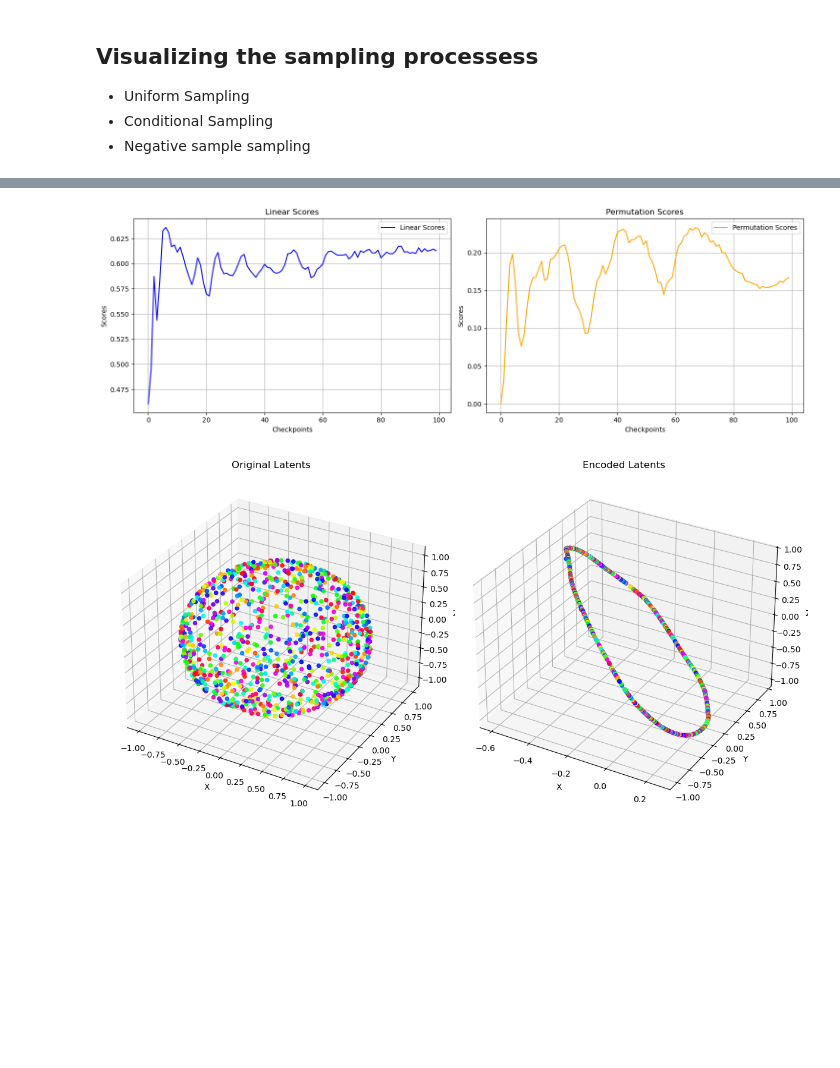
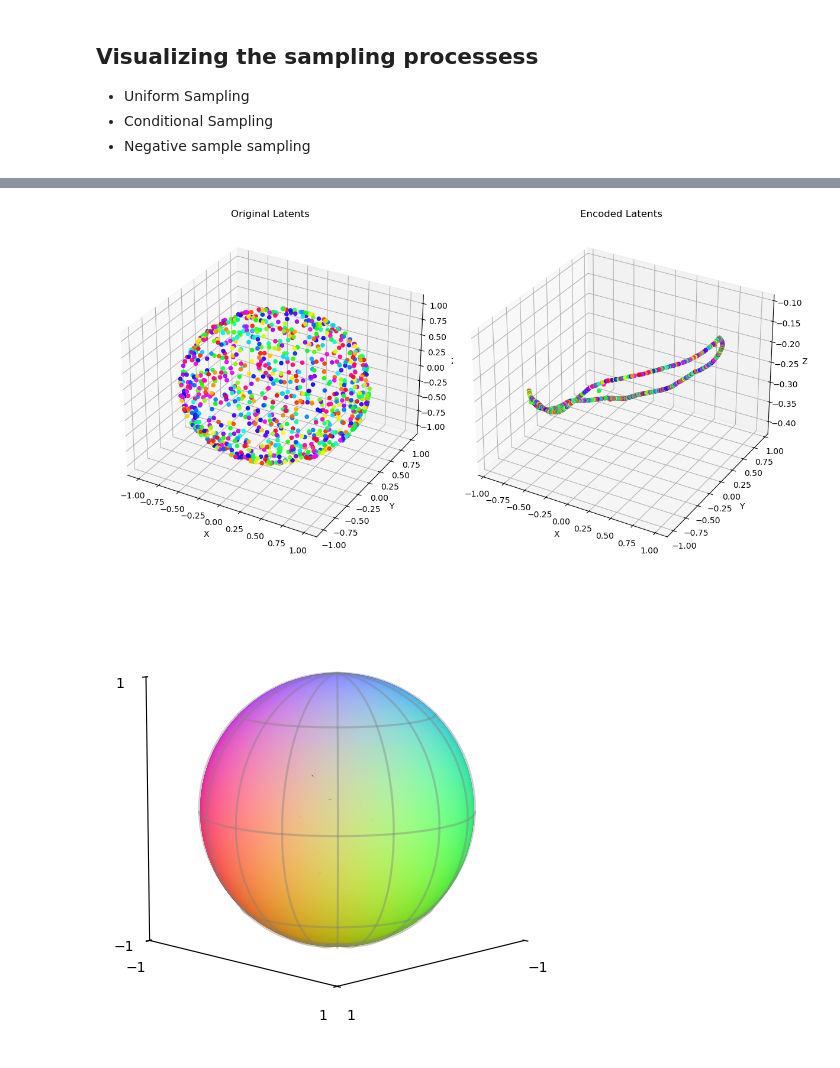
Before and after one commit to BosonicJustin/CLTheory, a Jupyter notebook: Diversity Condition Violated Correct Model.ipynb, the cells around one changed output, grey strips where cells are left out. Saved outputs shown, nothing was run; the diff lists cells and outputs as text; code cells hidden in the pictures; blank space fills up the shorter version.

Commit message:
save plotting

```diff
--- a/Diversity Condition Violated Correct Model.ipynb
+++ b/Diversity Condition Violated Correct Model.ipynb
@@ -22,7 +22,7 @@ from torch import nn
 from torch import functional
 
 from spaces import NSphereSpace
-from visualization_utils.spheres import visualize_spheres_side_by_side
+from visualization_utils.spheres import visualize_spheres_side_by_side, scatter3d_sphere
 import matplotlib.pyplot as plt
 from evals.disentanglement import linear_disentanglement, permutation_disentanglement
 from visualization_utils.scoring import plot_scores
@@ -114,8 +114,8 @@ d = 3
 kappa = 8
 tau = 1 / kappa
 batch_size = 2000
-neg_samples = batch_size * 1
-iterations = 2000
+neg_samples = 1000
+iterations = 1000
 
 # Sampling negative samples in the case where the model of the latent space has violated diversity condition, but our model adjusts for that
 def sample_negative_samples(Z, M):
@@ -251,8 +251,14 @@ plot_scores(plt, scores)
 
 h_constrained = lambda z: f_constrained_id(g_id(z))
 
-z = full_sphere.uniform(1000).to(device)
+z = full_sphere.uniform(1000)
 z_enc = h_constrained(z).to(device)
 
 visualize_spheres_side_by_side(plt, z.cpu(), z_enc.cpu())
+
+z = full_sphere.uniform(100000)
+z_enc = h_constrained(z).to(device)
+
+fig = scatter3d_sphere(plt, z.cpu(), z.cpu(), s=10, a=.8)
+fig = scatter3d_sphere(plt, z.cpu(), z_enc.cpu(), s=10, a=.8)
 # %% [output]
@@ -276,2 +265,2 @@ Loss: 6.217362880706787 Samples processed: 1981 linear disentanglement: 0.612850
-[figure, old version]
+[figure, new version]
-[figure, old version]
+[figure, new version]
```
Also changed, not shown: parts of 9 cells of this notebook.
